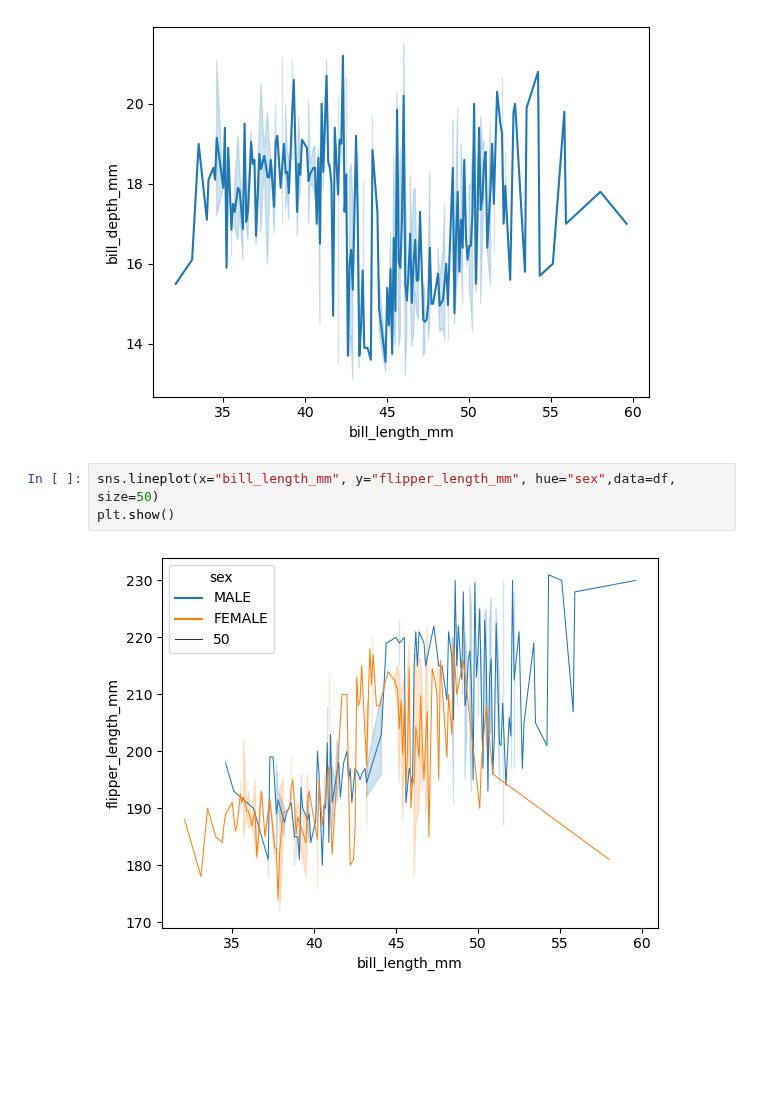
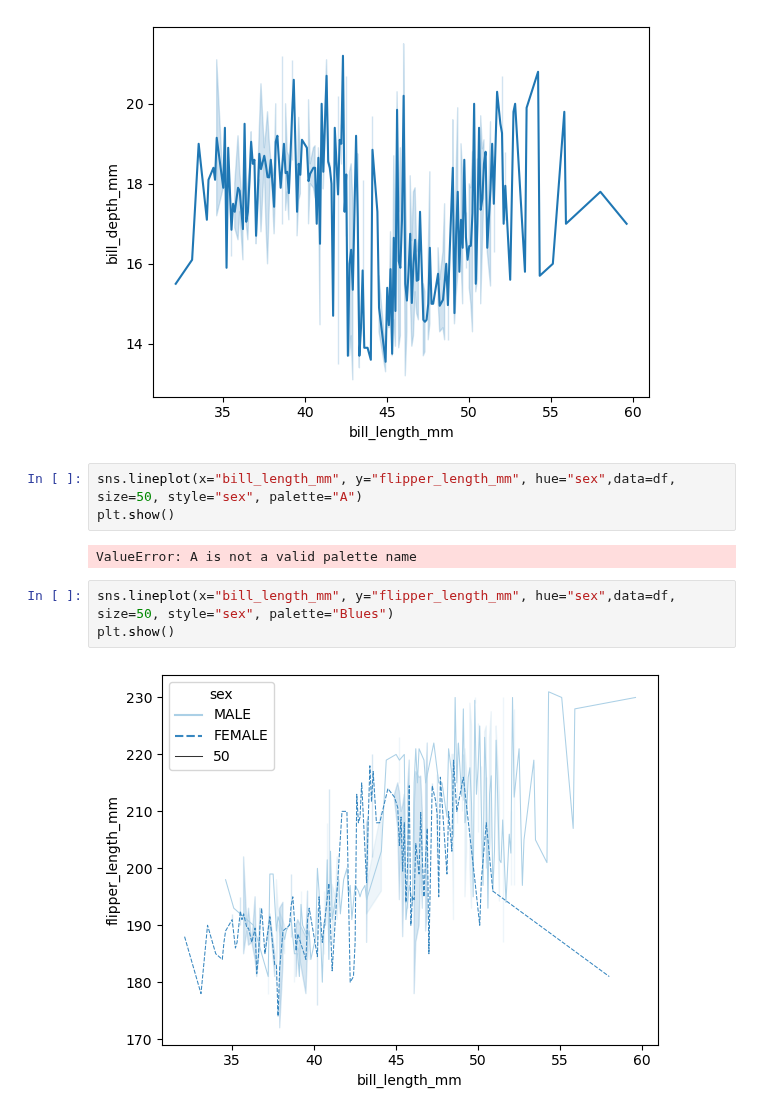
Before and after one commit to rohitcodism/ML-DS, a Jupyter notebook: practices/Seaborn/linePlot.ipynb, the cells around one changed output. Drawn from its saved outputs; the diff is of its cells as text; blank space fills up the shorter version.

```diff
--- a/practices/Seaborn/linePlot.ipynb
+++ b/practices/Seaborn/linePlot.ipynb
@@ -81,7 +81,12 @@ plt.show()
 # %% [output]
 [figure]
 # %%
-sns.lineplot(x="bill_length_mm", y="flipper_length_mm", hue="sex",data=df, size=50)
+sns.lineplot(x="bill_length_mm", y="flipper_length_mm", hue="sex",data=df, size=50, style="sex", palette="A")
 plt.show()
 # %% [output]
-[figure, removed]
+ValueError: A is not a valid palette name
+# %%
+sns.lineplot(x="bill_length_mm", y="flipper_length_mm", hue="sex",data=df, size=50, style="sex", palette="Blues")
+plt.show()
+# %% [output]
+[figure, added]
```
